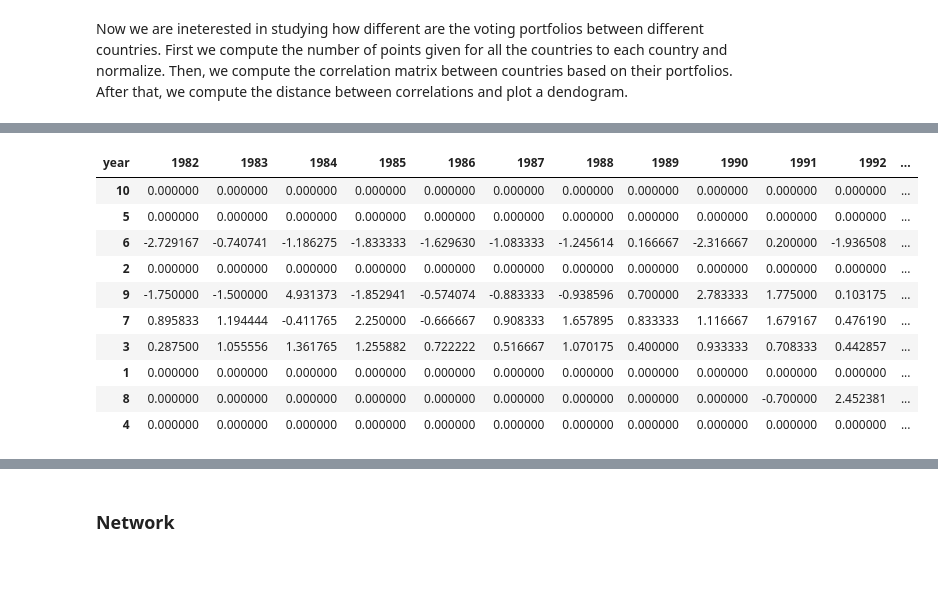
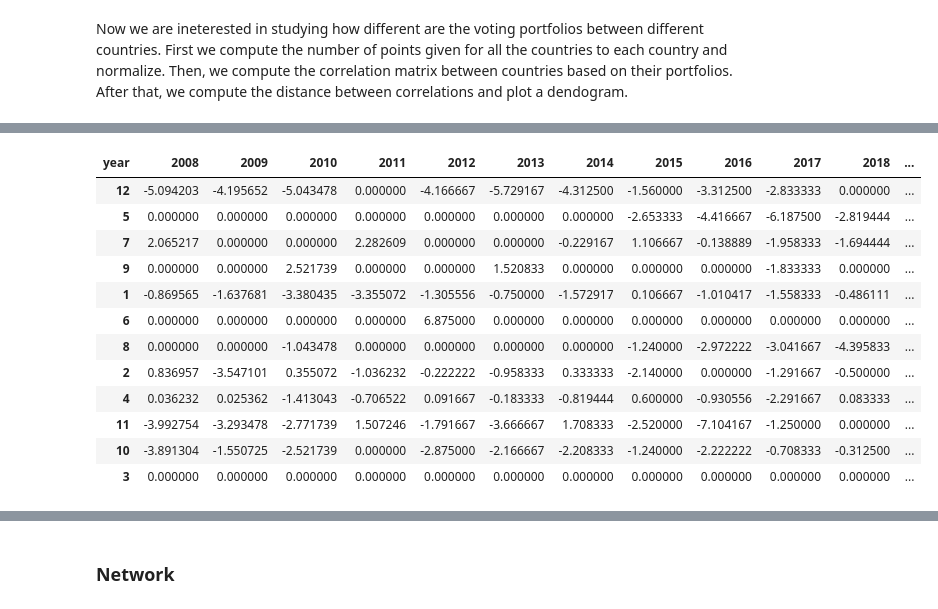
Before and after one commit to Mate1Coll/Eurovision_Contest_Analysis, a Jupyter notebook: Notebook.ipynb, the cells around one changed output, grey strips where cells are left out. Cells and saved outputs as stored; diff of their text form; code cells hidden in the pictures; blank space fills up the shorter version.

```diff
--- a/Notebook.ipynb
+++ b/Notebook.ipynb
@@ -612,14 +613,14 @@ def correlation(df, initial_year, final_year):
     participations = participation_counts_f(df, initial_year, final_year)
 
     # Delete the countries with less than 10 participations
-    participations = participations[participations['participation_count'] >= 3]
+    participations = participations[participations['participation_count'] >= 5]
 
     # Update the dataframe
     friends = friends[friends['from_country'].isin(participations['country'])]
     # friends = friends[friends['to_country'].isin(participations['country'])]
 
     # Get the number of points given by each country to each country
-    friends = friends.groupby(['from_country', 'to_country'])['jury_points'].mean().unstack().fillna(0)
+    friends = friends.groupby(['from_country', 'to_country'])['total_points'].mean().unstack().fillna(0)
 
     # # Normalize the data
     # friends = friends.apply(lambda x: x / x.sum(), axis=1)
@@ -645,19 +646,19 @@ def hierarchical_clustering(corr):
     plt.title('Distance matrix of the points given by each country to each country')
 
     # Flatten the distance matrix
-    # condensed_distances = squareform(distances)
+    dist = squareform(dist)
 
     # Perform hierarchical clustering
     Z = linkage(dist, method='ward', metric='euclidean')
 
     return Z, corr
 
-def plotting_dendrogram(Z, corr, vline=0.7):
+def plotting_dendrogram(Z, corr, threshold=0.5):
 
     # Plot the dendrogram
     plt.figure(figsize=(12, 6))
-    dendrogram(Z, labels=corr.index, orientation='right')
-    plt.axvline(x=vline, color='black', linestyle='--')
+    sch.dendrogram(Z, labels=corr.index, orientation='right', color_threshold=threshold)
+    plt.axvline(x=threshold, color='black', linestyle='--')
     plt.title('Dendrogram of the points given by each country to each country')
     plt.show()
 
@@ -679,7 +680,7 @@ def bias_among_cluster(cluster, df, initial_year, final_year):
     participations = participation_counts_f(df, initial_year, final_year)
 
     # Delete the countries with less than 10 participations
-    participations = participations[participations['participation_count'] >= 5]
+    participations = participations[participations['participation_count'] >= 1]
 
     # Update the dataframe
     df_filtered = df_filtered[df_filtered['from_country'].isin(participations['country'])]
@@ -702,8 +703,8 @@ def bias_among_cluster(cluster, df, initial_year, final_year):
     cluster_types = cluster['cluster'].unique()
 
     # Create a DataFrame to store the results
-    results = pd.DataFrame(0.0, index=cluster_types, columns=participants.index)
-    p_values = pd.DataFrame(0.0, index=cluster_types, columns=participants.index)
+    results = pd.DataFrame(np.nan, index=cluster_types, columns=participants.index)
+    p_values = pd.DataFrame(np.nan, index=cluster_types, columns=participants.index)
 
     for c in cluster_types:
 
@@ -737,6 +738,6 @@ def bias_among_cluster(cluster, df, initial_year, final_year):
 
             # Store the results
             p_values.loc[c, year] = p_value
-            results.loc[c, year] = total_bias / count if count > 0 else 0
+            results.loc[c, year] = total_bias / count if count > 0 else np.nan
 
     return results, p_values
@@ -767,6 +946,6 @@ results
 # %%
-threshold = 2.115
-Z, corr = hierarchical_clustering(correlation(df_final_round, initial_year=1993, final_year=2007))
-plotting_dendrogram(Z, corr, vline=threshold)
+threshold = 2.172
+Z, corr = hierarchical_clustering(correlation(df_final_round, initial_year=2008, final_year=2023))
+plotting_dendrogram(Z, corr, vline=2.172)
 Z[::2]
 # %% [output]
@@ -796,17 +972,19 @@ array([[10.        , 20.        ,  1.09937362,  2.        ],
 # %%
 cluster = get_clusters(Z, corr, cutoff_distance=threshold)
 
-results, p_values = bias_among_cluster(cluster, df_final_round, initial_year=1982, final_year=1998)
+results, p_values = bias_among_cluster(cluster, df_final_round, initial_year=2008, final_year=2023)
 results
 # %% [output]
-| year | 1982 | 1983 | 1984 | 1985 | 1986 | 1987 | 1988 | 1989 | 1990 | 1991 | 1992 | ... |
-| 10 | 0.000000 | 0.000000 | 0.000000 | 0.000000 | 0.000000 | 0.000000 | 0.000000 | 0.000000 | 0.000000 | 0.000000 | 0.000000 | ... |
-| 5 | 0.000000 | 0.000000 | 0.000000 | 0.000000 | 0.000000 | 0.000000 | 0.000000 | 0.000000 | 0.000000 | 0.000000 | 0.000000 | ... |
-| 6 | -2.729167 | -0.740741 | -1.186275 | -1.833333 | -1.629630 | -1.083333 | -1.245614 | 0.166667 | -2.316667 | 0.200000 | -1.936508 | ... |
-| 2 | 0.000000 | 0.000000 | 0.000000 | 0.000000 | 0.000000 | 0.000000 | 0.000000 | 0.000000 | 0.000000 | 0.000000 | 0.000000 | ... |
-| 9 | -1.750000 | -1.500000 | 4.931373 | -1.852941 | -0.574074 | -0.883333 | -0.938596 | 0.700000 | 2.783333 | 1.775000 | 0.103175 | ... |
-| 7 | 0.895833 | 1.194444 | -0.411765 | 2.250000 | -0.666667 | 0.908333 | 1.657895 | 0.833333 | 1.116667 | 1.679167 | 0.476190 | ... |
-| 3 | 0.287500 | 1.055556 | 1.361765 | 1.255882 | 0.722222 | 0.516667 | 1.070175 | 0.400000 | 0.933333 | 0.708333 | 0.442857 | ... |
-| 1 | 0.000000 | 0.000000 | 0.000000 | 0.000000 | 0.000000 | 0.000000 | 0.000000 | 0.000000 | 0.000000 | 0.000000 | 0.000000 | ... |
-| 8 | 0.000000 | 0.000000 | 0.000000 | 0.000000 | 0.000000 | 0.000000 | 0.000000 | 0.000000 | 0.000000 | -0.700000 | 2.452381 | ... |
-| 4 | 0.000000 | 0.000000 | 0.000000 | 0.000000 | 0.000000 | 0.000000 | 0.000000 | 0.000000 | 0.000000 | 0.000000 | 0.000000 | ... |
+| year | 2008 | 2009 | 2010 | 2011 | 2012 | 2013 | 2014 | 2015 | 2016 | 2017 | 2018 | ... |
+| 12 | -5.094203 | -4.195652 | -5.043478 | 0.000000 | -4.166667 | -5.729167 | -4.312500 | -1.560000 | -3.312500 | -2.833333 | 0.000000 | ... |
+| 5 | 0.000000 | 0.000000 | 0.000000 | 0.000000 | 0.000000 | 0.000000 | 0.000000 | -2.653333 | -4.416667 | -6.187500 | -2.819444 | ... |
+| 7 | 2.065217 | 0.000000 | 0.000000 | 2.282609 | 0.000000 | 0.000000 | -0.229167 | 1.106667 | -0.138889 | -1.958333 | -1.694444 | ... |
+| 9 | 0.000000 | 0.000000 | 2.521739 | 0.000000 | 0.000000 | 1.520833 | 0.000000 | 0.000000 | 0.000000 | -1.833333 | 0.000000 | ... |
+| 1 | -0.869565 | -1.637681 | -3.380435 | -3.355072 | -1.305556 | -0.750000 | -1.572917 | 0.106667 | -1.010417 | -1.558333 | -0.486111 | ... |
+| 6 | 0.000000 | 0.000000 | 0.000000 | 0.000000 | 6.875000 | 0.000000 | 0.000000 | 0.000000 | 0.000000 | 0.000000 | 0.000000 | ... |
+| 8 | 0.000000 | 0.000000 | -1.043478 | 0.000000 | 0.000000 | 0.000000 | 0.000000 | -1.240000 | -2.972222 | -3.041667 | -4.395833 | ... |
+| 2 | 0.836957 | -3.547101 | 0.355072 | -1.036232 | -0.222222 | -0.958333 | 0.333333 | -2.140000 | 0.000000 | -1.291667 | -0.500000 | ... |
+| 4 | 0.036232 | 0.025362 | -1.413043 | -0.706522 | 0.091667 | -0.183333 | -0.819444 | 0.600000 | -0.930556 | -2.291667 | 0.083333 | ... |
+| 11 | -3.992754 | -3.293478 | -2.771739 | 1.507246 | -1.791667 | -3.666667 | 1.708333 | -2.520000 | -7.104167 | -1.250000 | 0.000000 | ... |
+| 10 | -3.891304 | -1.550725 | -2.521739 | 0.000000 | -2.875000 | -2.166667 | -2.208333 | -1.240000 | -2.222222 | -0.708333 | -0.312500 | ... |
+| 3 | 0.000000 | 0.000000 | 0.000000 | 0.000000 | 0.000000 | 0.000000 | 0.000000 | 0.000000 | 0.000000 | 0.000000 | 0.000000 | ... |
```
Also changed, not shown: parts of 13 cells of this notebook.
